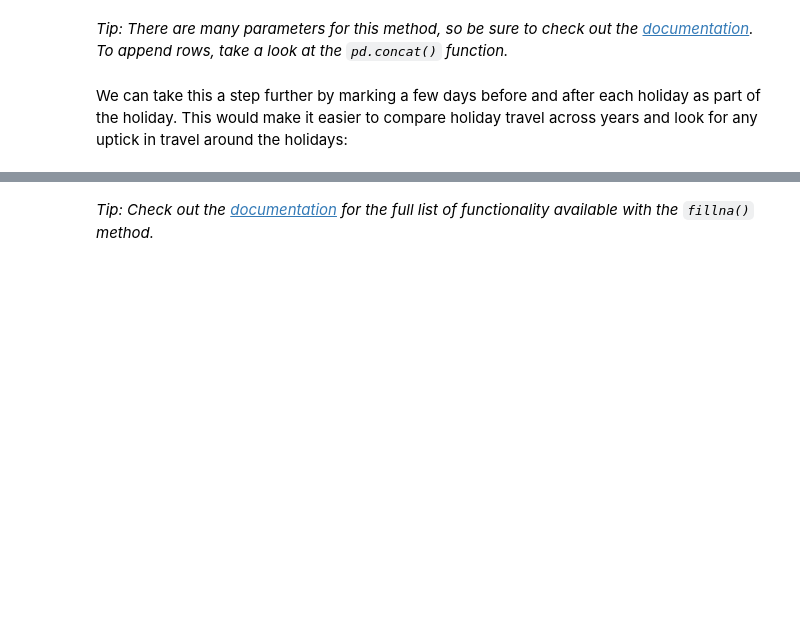
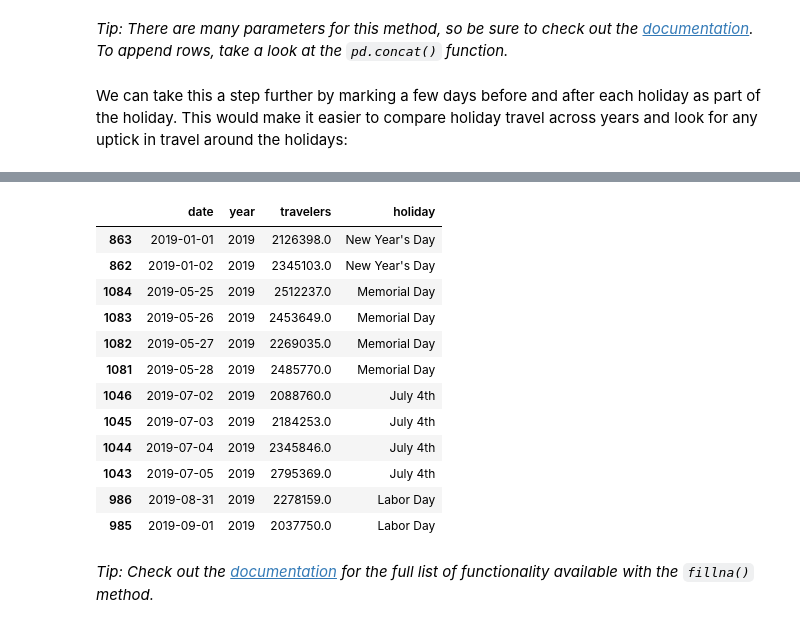
Before and after one commit to ValRCS/Python_SheGoesTech_22, a Jupyter notebook: Day_17_Pandas_Data_Analysis_Library/2-data_wrangling.ipynb, the cells around one changed output, grey strips where cells are left out. Cells and saved outputs as stored; diff of their text form; code cells hidden in the pictures; blank space fills up the shorter version.

```diff
--- a/Day_17_Pandas_Data_Analysis_Library/2-data_wrangling.ipynb
+++ b/Day_17_Pandas_Data_Analysis_Library/2-data_wrangling.ipynb
@@ -561,3 +729,20 @@ tsa_melted_holiday_travel = tsa_melted_holidays.assign(
+# %%
+# select all rows where holiday is not null
+tsa_melted_holiday_travel.query('holiday.notnull()').head(12)
+# %% [output]
+|  | date | year | travelers | holiday |
+| 863 | 2019-01-01 | 2019 | 2126398.0 | New Year's Day |
+| 862 | 2019-01-02 | 2019 | 2345103.0 | New Year's Day |
+| 1084 | 2019-05-25 | 2019 | 2512237.0 | Memorial Day |
+| 1083 | 2019-05-26 | 2019 | 2453649.0 | Memorial Day |
+| 1082 | 2019-05-27 | 2019 | 2269035.0 | Memorial Day |
+| 1081 | 2019-05-28 | 2019 | 2485770.0 | Memorial Day |
+| 1046 | 2019-07-02 | 2019 | 2088760.0 | July 4th |
+| 1045 | 2019-07-03 | 2019 | 2184253.0 | July 4th |
+| 1044 | 2019-07-04 | 2019 | 2345846.0 | July 4th |
+| 1043 | 2019-07-05 | 2019 | 2795369.0 | July 4th |
+| 986 | 2019-08-31 | 2019 | 2278159.0 | Labor Day |
+| 985 | 2019-09-01 | 2019 | 2037750.0 | Labor Day |
 # %% [markdown]
 *Tip: Check out the [documentation](https://pandas.pydata.org/pandas-docs/stable/reference/api/pandas.DataFrame.fillna.html) for the full list of functionality available with the `fillna()` method.*
 # %% [markdown]
```
Also changed, not shown: parts of 22 cells of this notebook.
